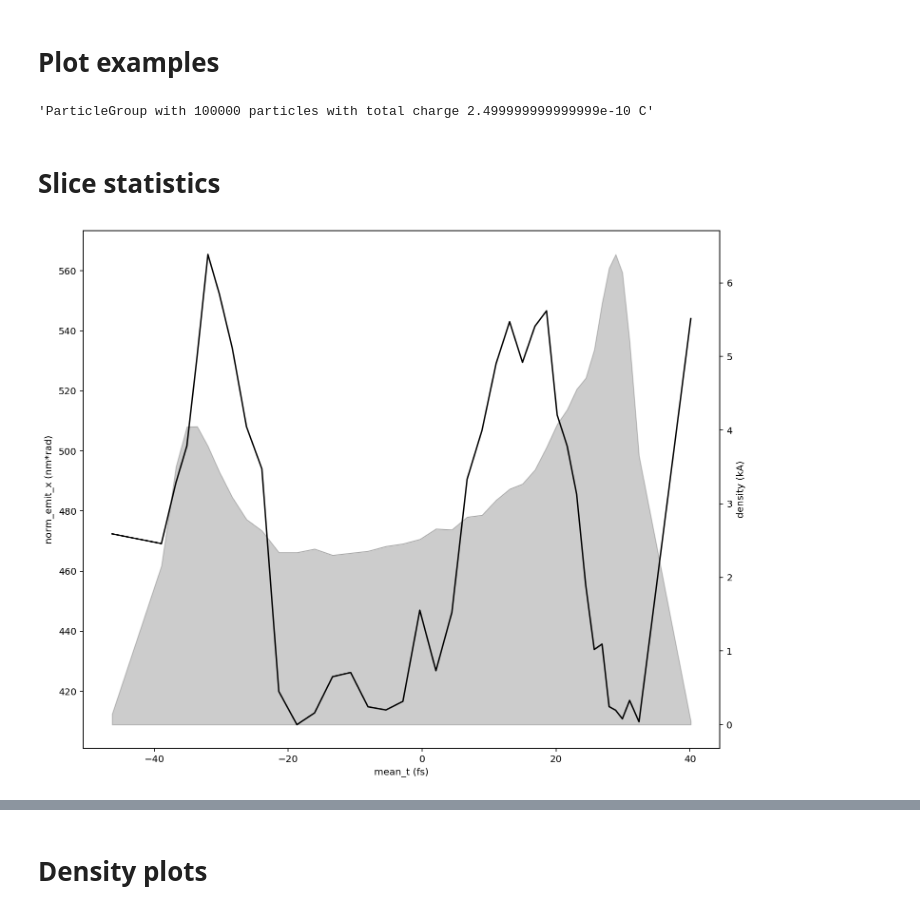
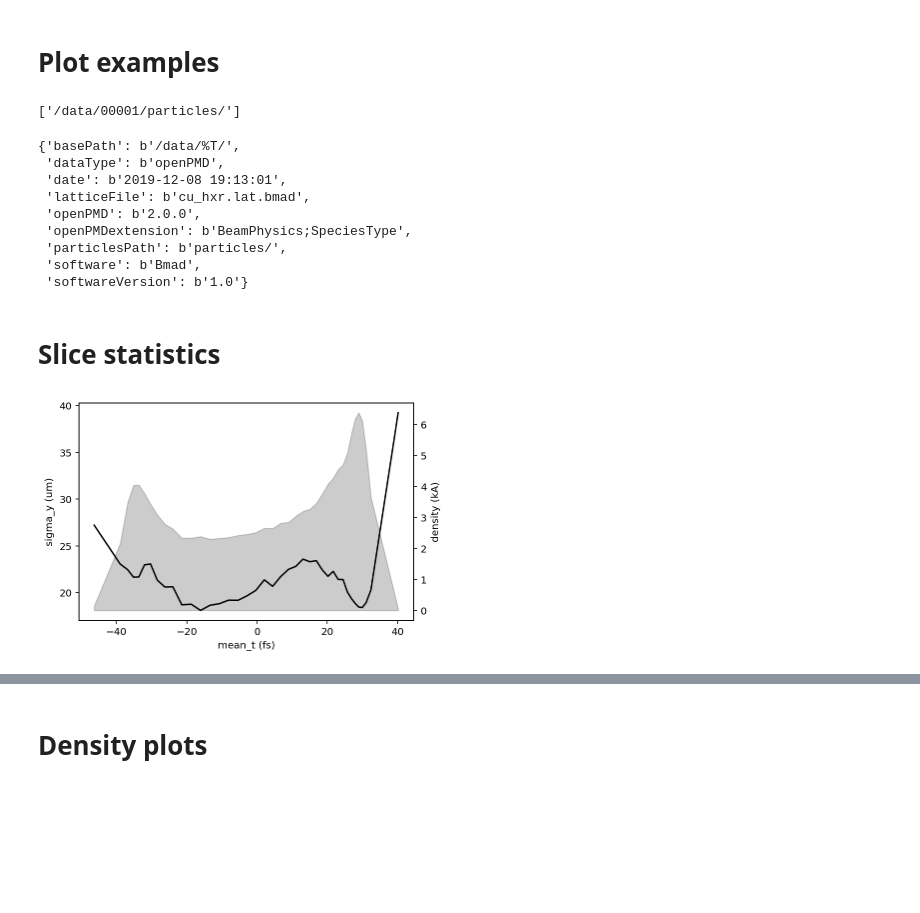
Before and after one commit to ChristopherMayes/openPMD-beamphysics, a Jupyter notebook: examples/plot_examples.ipynb, the cells around one changed output, grey strips where cells are left out. Drawn from its saved outputs; the diff is of its cells as text; code cells hidden in the pictures; blank space fills up the shorter version.

```diff
--- a/examples/plot_examples.ipynb
+++ b/examples/plot_examples.ipynb
@@ -28,9 +28,21 @@ ppaths = particle_paths(h5)
 ph5 = h5[ppaths[0]]
 
 P = ParticleGroup(ph5)
-str(P)
+ppaths
 # %% [output]
-'ParticleGroup with 100000 particles with total charge 2.499999999999999e-10 C'
+['/data/00001/particles/']
+# %%
+dict(h5.attrs)
+# %% [output]
+{'basePath': b'/data/%T/',
+ 'dataType': b'openPMD',
+ 'date': b'2019-12-08 19:13:01',
+ 'latticeFile': b'cu_hxr.lat.bmad',
+ 'openPMD': b'2.0.0',
+ 'openPMDextension': b'BeamPhysics;SpeciesType',
+ 'particlesPath': b'particles/',
+ 'software': b'Bmad',
+ 'softwareVersion': b'1.0'}
 # %% [markdown]
 # Slice statistics
 # %%
@@ -38,9 +50,9 @@ from pmd_beamphysics.plot import slice_plot
 # %%
 
 P.t = P.t - P['mean_t']
-slice_plot(P, 'norm_emit_x', slice_key='t')
+slice_plot(P, 'sigma_y', slice_key='t')
 # %% [output]
-[figure, old version]
+[figure, new version]
 # %%
 slice_plot(P, 'min_x', slice_key='t')
 # %% [output]
```
Also changed, not shown: parts of 3 cells of this notebook, 4 other files.
